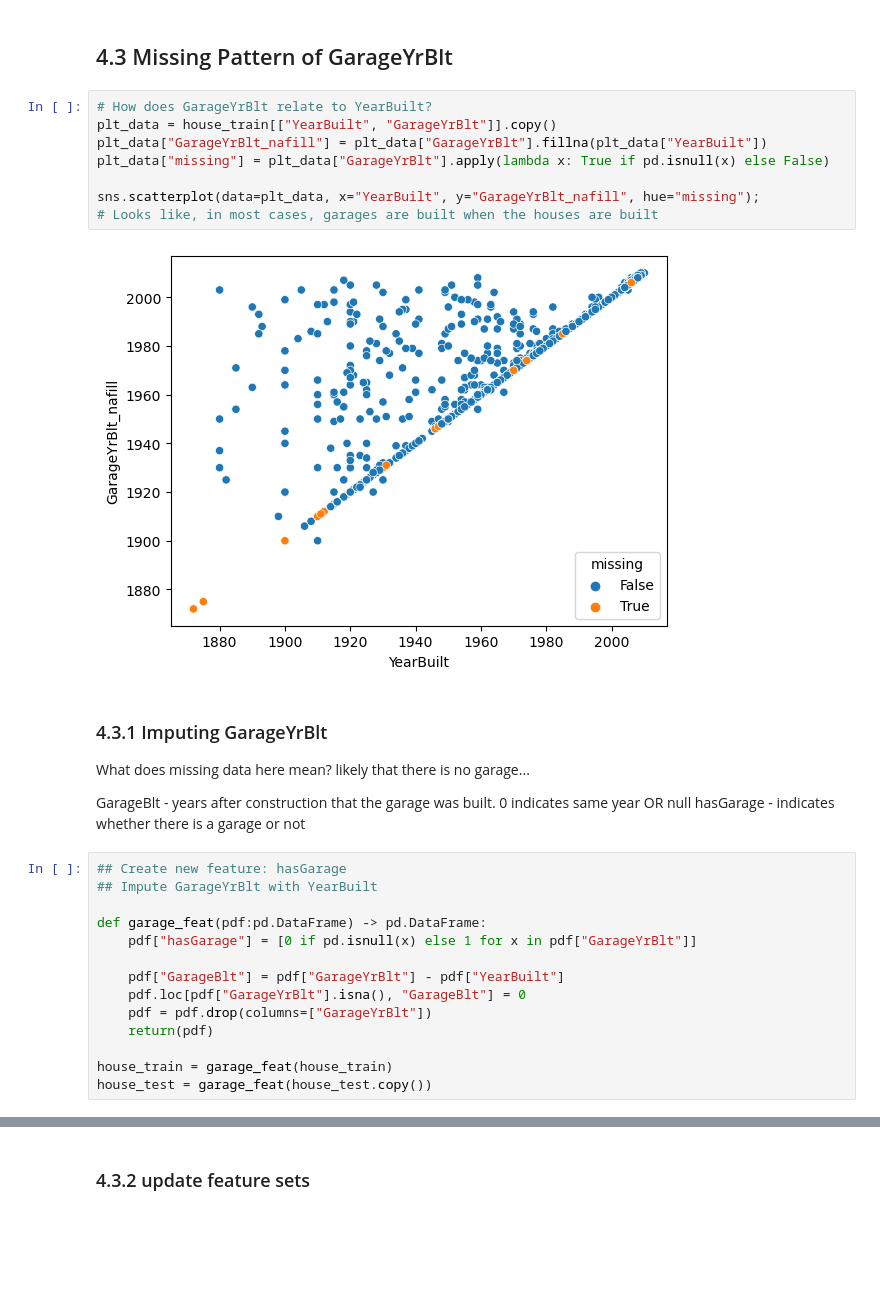
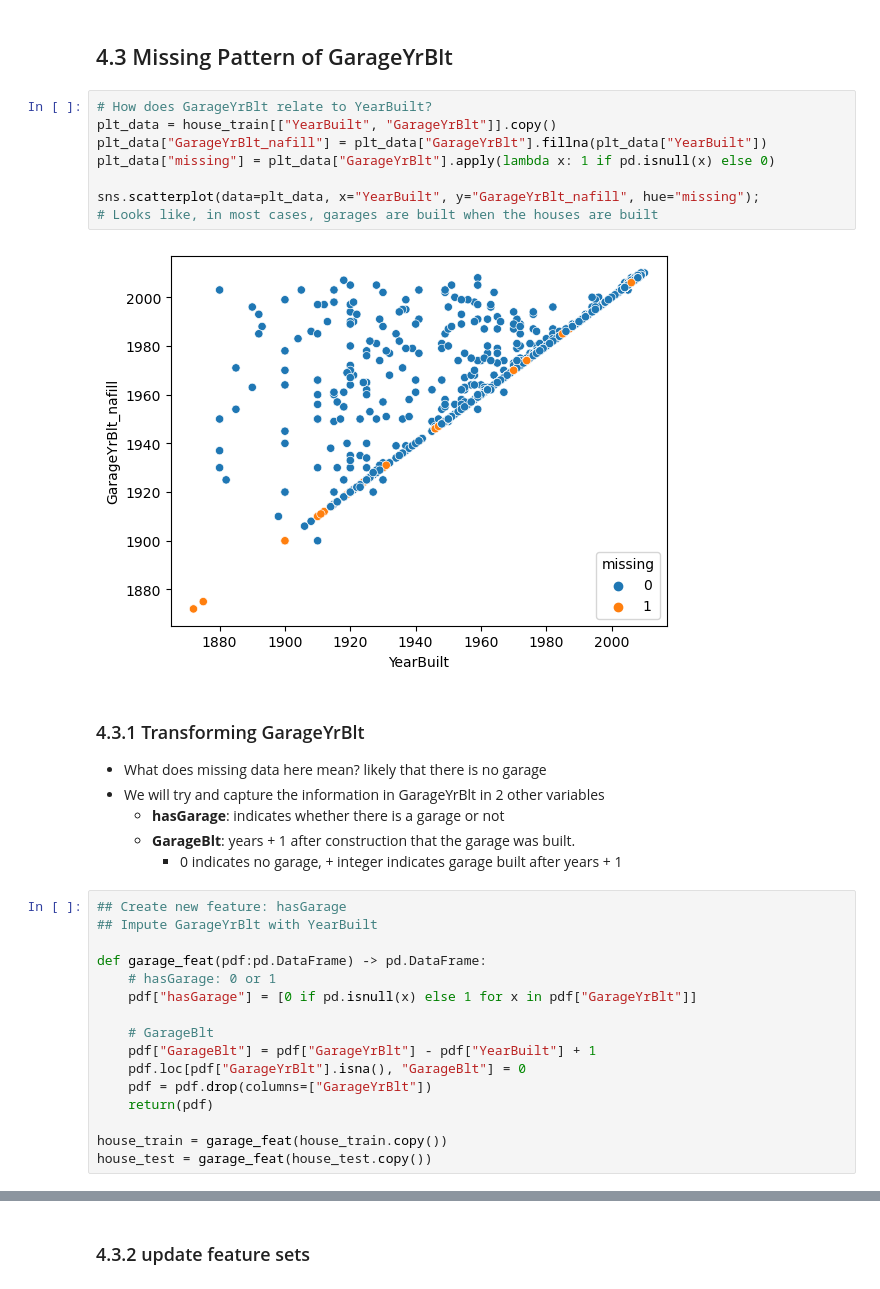
Before and after one commit to philmassie/absa_data_bootcamp_2023, a Jupyter notebook: house_prices.ipynb, the cells around one changed output, grey strips where cells are left out. Cells and saved outputs as stored; diff of their text form; blank space fills up the shorter version.

```diff
--- a/house_prices.ipynb
+++ b/house_prices.ipynb
@@ -642,32 +662,36 @@ missing_plotter(house_test)[:5]
 # %%
 # How does GarageYrBlt relate to YearBuilt?
 plt_data = house_train[["YearBuilt", "GarageYrBlt"]].copy()
 plt_data["GarageYrBlt_nafill"] = plt_data["GarageYrBlt"].fillna(plt_data["YearBuilt"])
-plt_data["missing"] = plt_data["GarageYrBlt"].apply(lambda x: True if pd.isnull(x) else False)
+plt_data["missing"] = plt_data["GarageYrBlt"].apply(lambda x: 1 if pd.isnull(x) else 0)
 
 sns.scatterplot(data=plt_data, x="YearBuilt", y="GarageYrBlt_nafill", hue="missing");
 # Looks like, in most cases, garages are built when the houses are built
 # %% [output]
-[figure, old version]
+[figure, new version]
 # %% [markdown]
-### 4.3.1 Imputing GarageYrBlt
-What does missing data here mean? likely that there is no garage...
+### 4.3.1 Transforming GarageYrBlt
 
-GarageBlt - years after construction that the garage was built. 0 indicates same year OR null
-hasGarage - indicates whether there is a garage or not
+- What does missing data here mean? likely that there is no garage
+- We will try and capture the information in GarageYrBlt in 2 other variables
+    - **hasGarage**: indicates whether there is a garage or not
+    - **GarageBlt**: years + 1 after construction that the garage was built.
+        - 0 indicates no garage, + integer indicates garage built after years + 1
 # %%
 ## Create new feature: hasGarage
 ## Impute GarageYrBlt with YearBuilt
 
 def garage_feat(pdf:pd.DataFrame) -> pd.DataFrame:
+    # hasGarage: 0 or 1
     pdf["hasGarage"] = [0 if pd.isnull(x) else 1 for x in pdf["GarageYrBlt"]]
 
-    pdf["GarageBlt"] = pdf["GarageYrBlt"] - pdf["YearBuilt"]
+    # GarageBlt
+    pdf["GarageBlt"] = pdf["GarageYrBlt"] - pdf["YearBuilt"] + 1
     pdf.loc[pdf["GarageYrBlt"].isna(), "GarageBlt"] = 0
     pdf = pdf.drop(columns=["GarageYrBlt"])
     return(pdf)
 
-house_train = garage_feat(house_train)
+house_train = garage_feat(house_train.copy())
 house_test = garage_feat(house_test.copy())
 # %%
 sns.scatterplot(data=house_train, x="YearBuilt", y="GarageBlt", hue="hasGarage");
```
Also changed, not shown: parts of 57 cells of this notebook, 2 other files.
